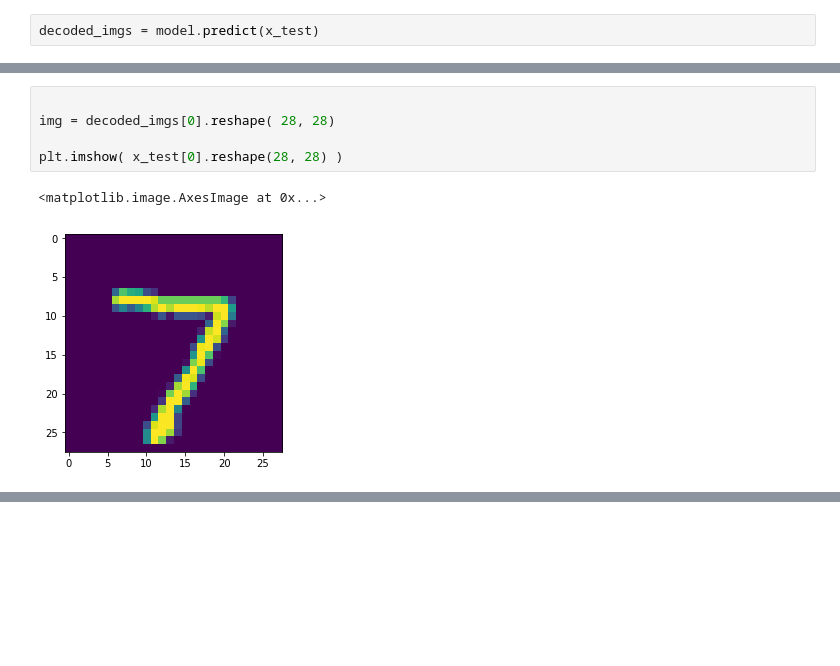
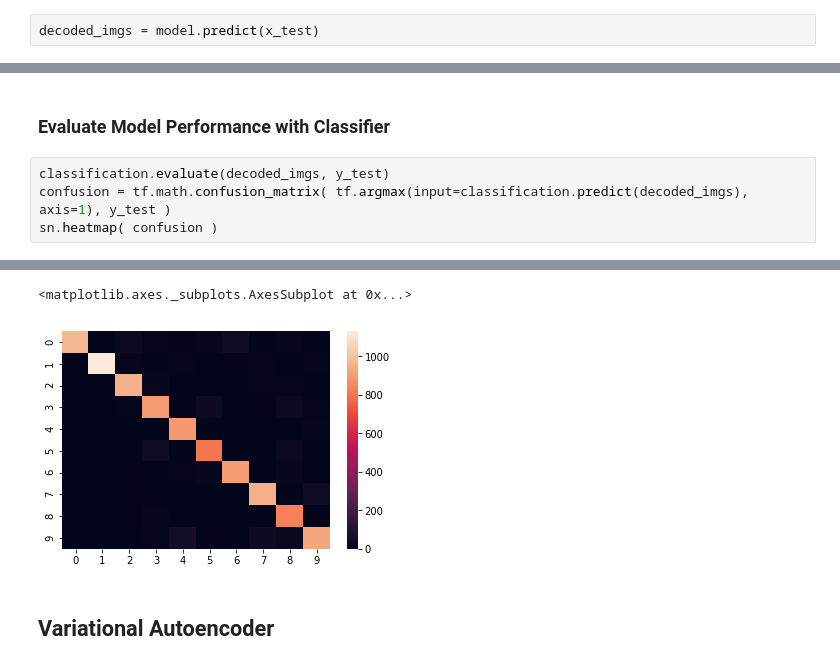
Before and after one commit to JoshFagan/ML_Voyage, a Jupyter notebook: Misc/hello_world_generation.ipynb, the cells around one changed output, grey strips where cells are left out. Drawn from its saved outputs; the diff is of its cells as text; blank space fills up the shorter version.

```diff
--- a/Misc/hello_world_generation.ipynb
+++ b/Misc/hello_world_generation.ipynb
@@ -162,8 +217,7 @@ decoded_imgs.shape
-# %%
-
-img = decoded_imgs[0].reshape( 28, 28)
-
-plt.imshow( x_test[0].reshape(28, 28) )
-# %% [output]
-<matplotlib.image.AxesImage at 0x...>
-[figure, removed]
+# %% [markdown]
+### Evaluate Model Performance with Classifier
+# %%
+classification.evaluate(decoded_imgs, y_test)
+confusion = tf.math.confusion_matrix( tf.argmax(input=classification.predict(decoded_imgs), axis=1), y_test )
+sn.heatmap( confusion )
+# %% [output]
@@ -169,0 +225,4 @@ plt.imshow( x_test[0].reshape(28, 28) )
+<matplotlib.axes._subplots.AxesSubplot at 0x...>
+[figure, added]
+# %% [markdown]
+## Variational Autoencoder
```
Also changed, not shown: parts of 21 cells of this notebook, 2 other files.
